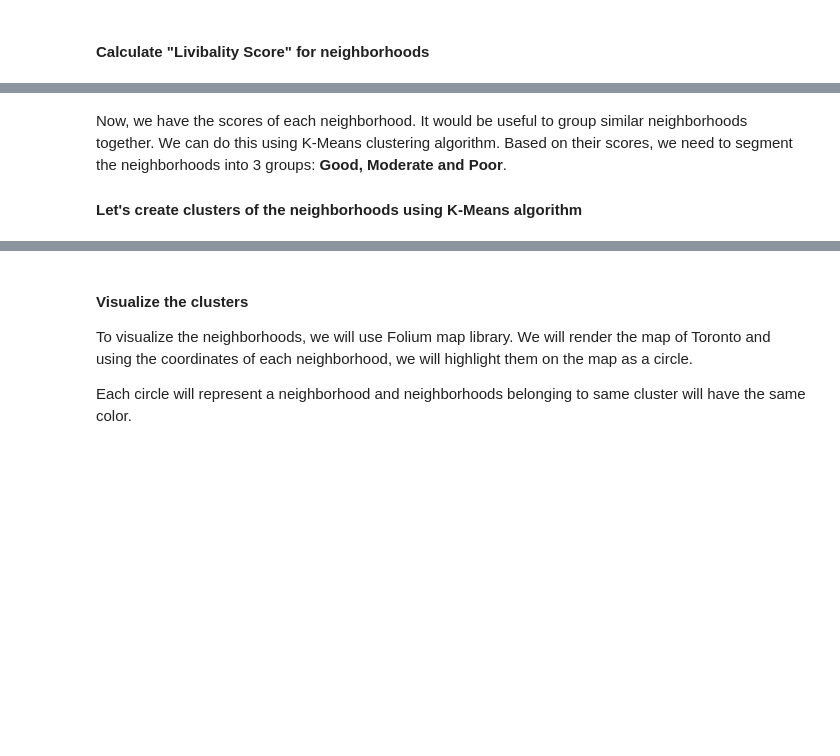
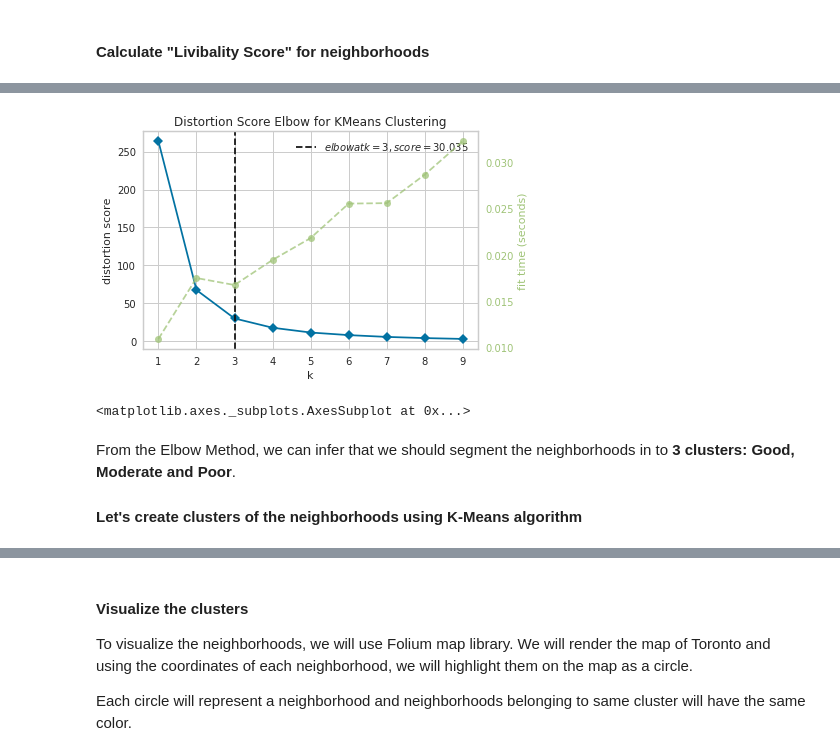
Before and after one commit to iindrajeet07/Coursera_Capstone, a Jupyter notebook: Toronto neighborhood analysis for an Indian family.ipynb, the cells around one changed output, grey strips where cells are left out. Cells and saved outputs as stored; diff of their text form; code cells hidden in the pictures; blank space fills up the shorter version.

```diff
--- a/Toronto neighborhood analysis for an Indian family.ipynb
+++ b/Toronto neighborhood analysis for an Indian family.ipynb
@@ -466,5 +476,15 @@ Toronto_grouped.head(10)
+# %%
+model = KMeans()
+K = range(1,10)
+visualizer = KElbowVisualizer(model, k=K)
+
+visualizer.fit(Toronto_grouped_clustering[['Score']]) # Fit the data to the visualizer
+visualizer.show() # Finalize and render the figure
+# %% [output]
+[figure, added]
+<matplotlib.axes._subplots.AxesSubplot at 0x...>
 # %% [markdown]
-Now, we have the scores of each neighborhood. It would be useful to group similar neighborhoods together. We can do this using K-Means clustering algorithm. Based on their scores, we need to segment the neighborhoods into 3 groups: **Good, Moderate and Poor**.
+From the Elbow Method, we can infer that we should segment the neighborhoods in to **3 clusters: Good, Moderate and Poor**.
 #### Let's create clusters of the neighborhoods using K-Means algorithm
 # %%
 # set number of clusters
```
Also changed, not shown: parts of 47 cells of this notebook.
